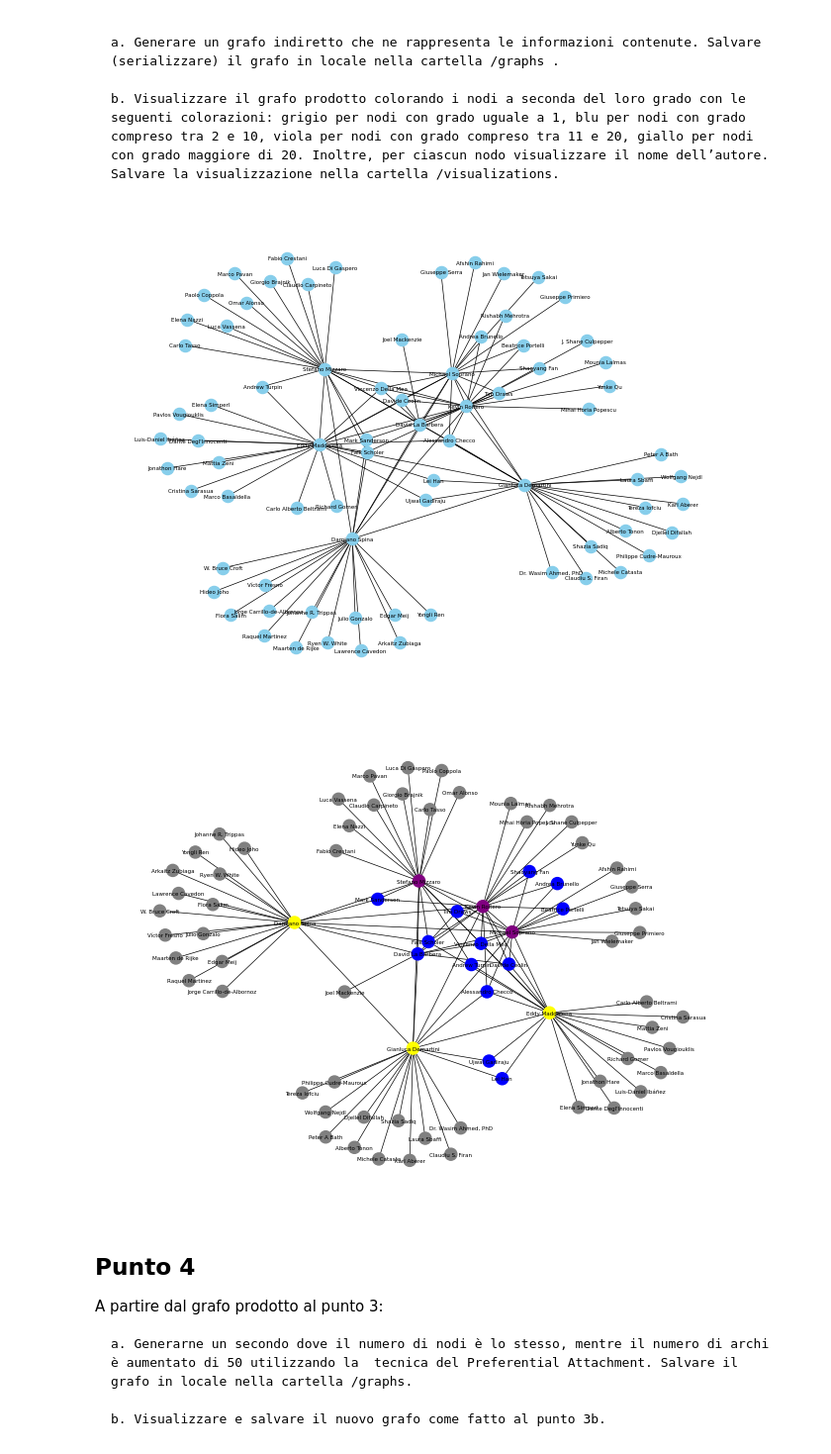
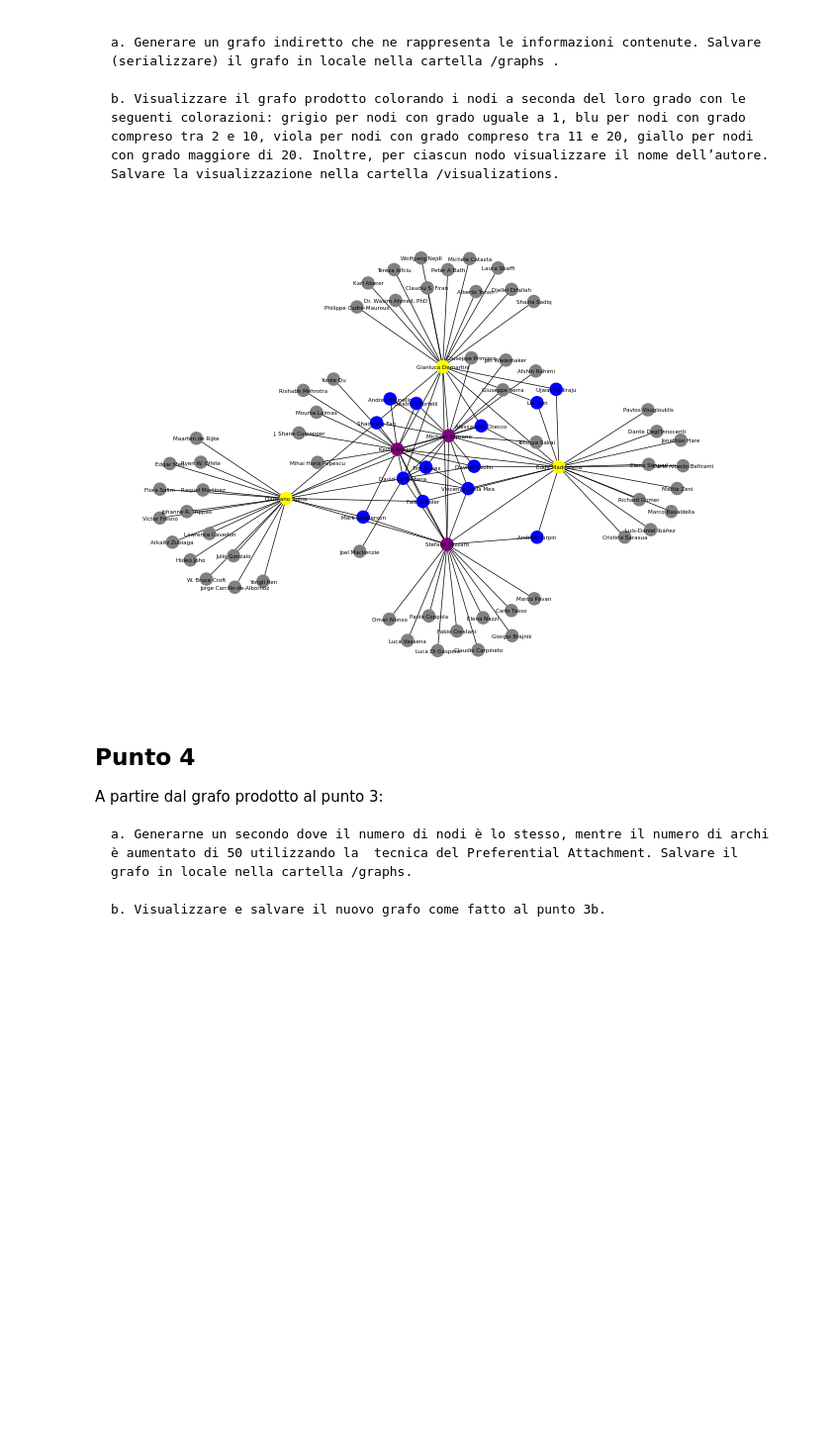
Before and after one commit to belonebelone/SocialComputing1, a Jupyter notebook: progetto-Pittalis_Scubla_Benedetti_Nonino.ipynb, the cells around one changed output. Shown: that part at 99% size. Cells and saved outputs as stored; diff of their text form; code cells hidden in the pictures; blank space fills up the shorter version.

Commit message:
Rimozione visualizzazione grafo non necessaria

```diff
--- a/progetto-Pittalis_Scubla_Benedetti_Nonino.ipynb
+++ b/progetto-Pittalis_Scubla_Benedetti_Nonino.ipynb
@@ -200,40 +200,34 @@ def setNodecolorList(graph):
             node_colors.append('purple')
         else:
             node_colors.append('yellow')
 
     return node_colors
 
 # Creaazione grafo indiretto da DataFrame e aggiunta degli archi
 grafo = nx.from_pandas_edgelist(df_edges, 'author1', 'author2', create_using=nx.Graph())
 
 # Aggiunta dei nodi
 for i, row in df_nodes.iterrows():
     grafo.add_node(row['name'], name=row['name'], affiliations=row['affiliations'], author_id=row['author_id'], cited_by=row['cited_by'], interests=row['interests'])
 
-# Visualizzazione del grafo
-pos = nx.spring_layout(grafo)
-nx.draw(grafo, pos, with_labels=True, node_size=grafo.number_of_nodes(), node_color='skyblue', font_size=4, width = 0.5)
-plt.show()
-
 # Serializzazione grafo
 with open("graphs/coauthorship_graph.pkl", 'wb') as f:
     pickle.dump(grafo, f)
 
 # Definizione delle colorazioni in base al grado
 node_colors = setNodecolorList(grafo)
 
 # Disegno del grafo
 pos = nx.spring_layout(grafo)
 nx.draw(grafo, pos, with_labels=True, node_size=grafo.number_of_nodes(), node_color=node_colors, font_size=4, width = 0.5)
 
 # Salvataggio del grafo
 plt.savefig("visualizations/first_graph.pdf")
 
 # Visualizzazione del grafo
 plt.show()
 # %% [output]
-[figure, old version]
+[figure, new version]
-[figure, removed]
 # %% [markdown]
 ## Punto 4
 
```
